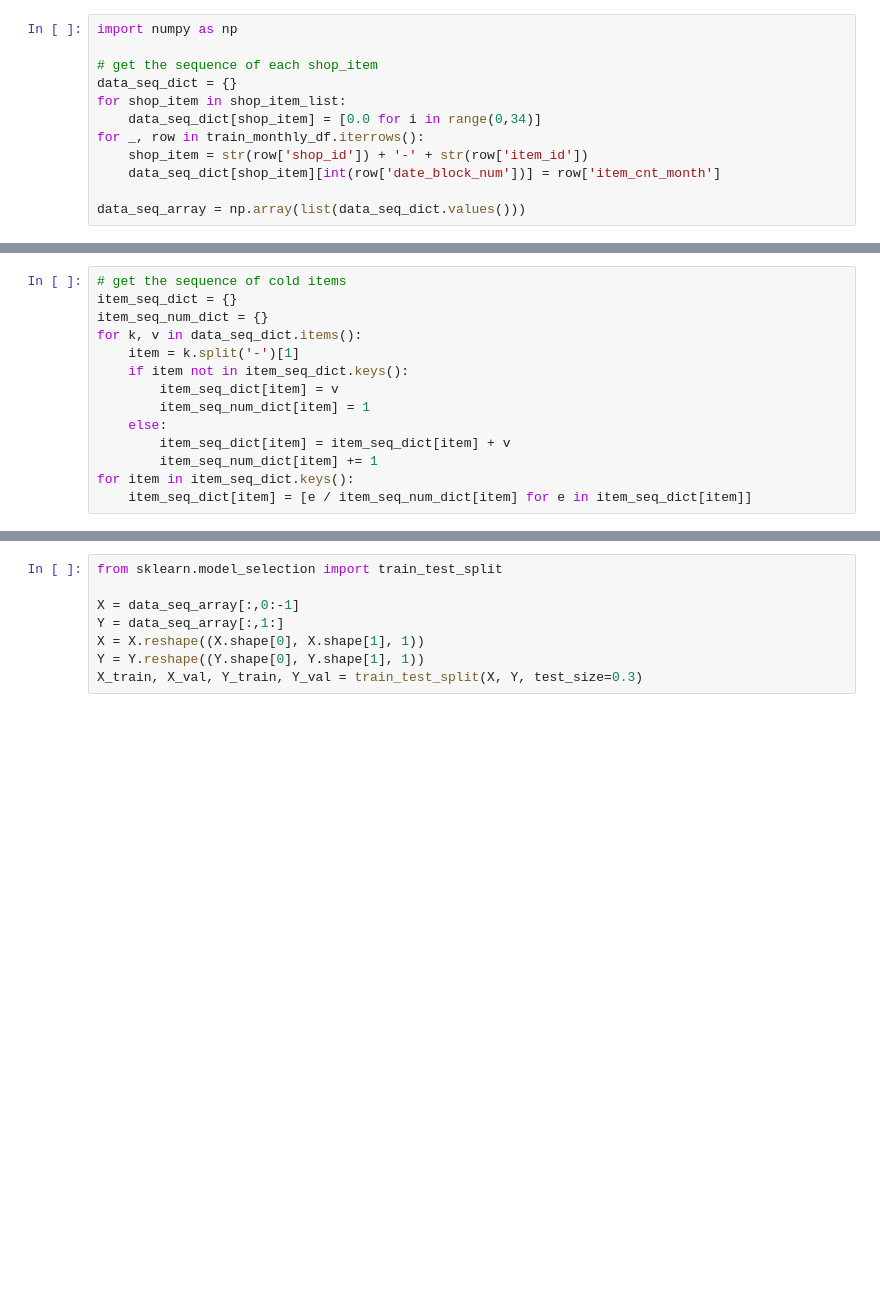
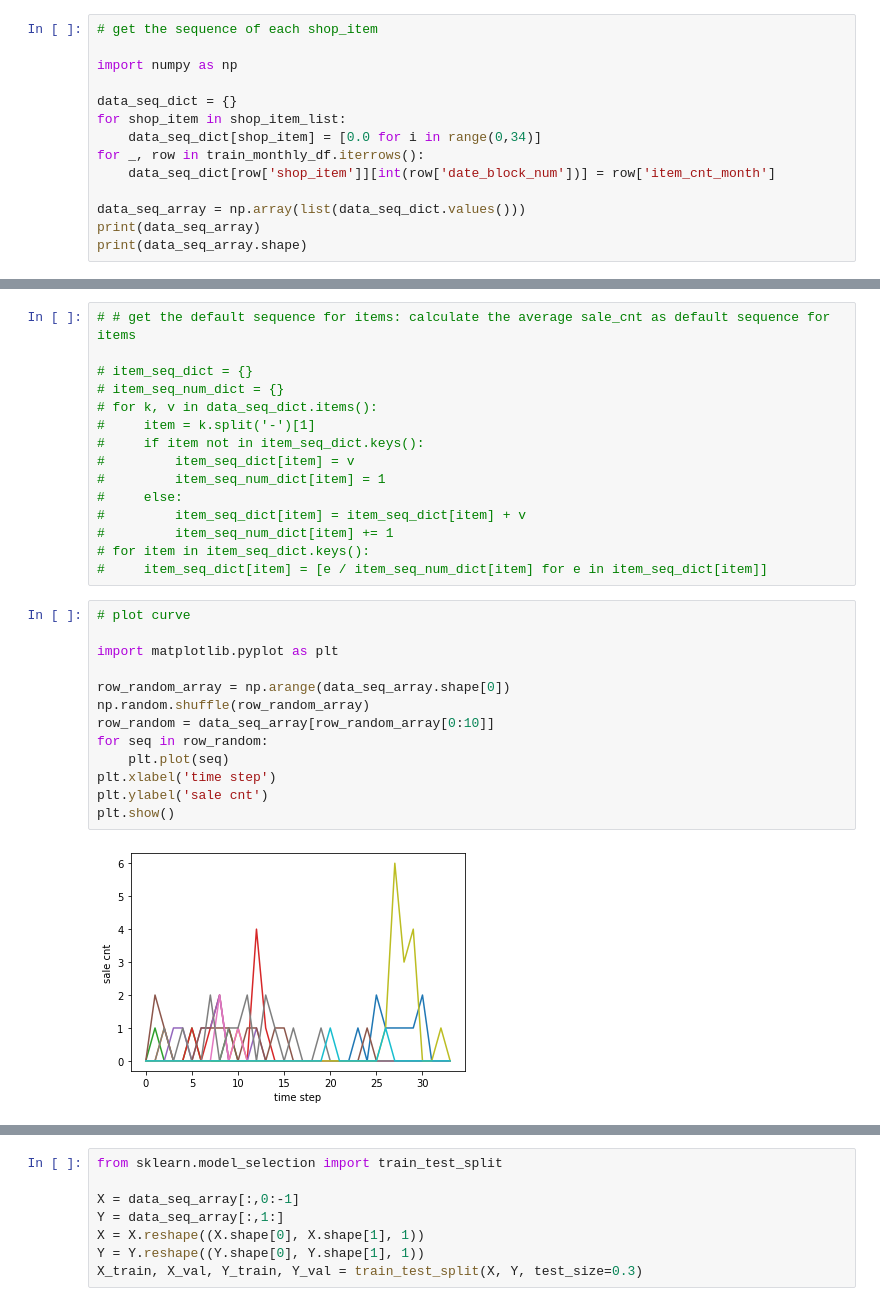
Before and after one commit to shinleylee/Kaggle-PredictFutureSales, a Jupyter notebook: notebooksales.ipynb, the cells around one changed output, grey strips where cells are left out. Drawn from its saved outputs; the diff is of its cells as text; blank space fills up the shorter version.

```diff
--- a/notebooksales.ipynb
+++ b/notebooksales.ipynb
@@ -8,12 +28,14 @@ shop_item_list = pd.unique(train_monthly_df['shop_item'])
 # %%
+# get the sequence of each shop_item
+
 import numpy as np
 
-# get the sequence of each shop_item
 data_seq_dict = {}
 for shop_item in shop_item_list:
     data_seq_dict[shop_item] = [0.0 for i in range(0,34)]
 for _, row in train_monthly_df.iterrows():
-    shop_item = str(row['shop_id']) + '-' + str(row['item_id'])
-    data_seq_dict[shop_item][int(row['date_block_num'])] = row['item_cnt_month']
+    data_seq_dict[row['shop_item']][int(row['date_block_num'])] = row['item_cnt_month']
 
 data_seq_array = np.array(list(data_seq_dict.values()))
+print(data_seq_array)
+print(data_seq_array.shape)
@@ -20,14 +51,30 @@ data_seq_array = np.array(list(data_seq_dict.values()))
 # %%
-# get the sequence of cold items
-item_seq_dict = {}
-item_seq_num_dict = {}
-for k, v in data_seq_dict.items():
-    item = k.split('-')[1]
-    if item not in item_seq_dict.keys():
-        item_seq_dict[item] = v
-        item_seq_num_dict[item] = 1
-    else:
-        item_seq_dict[item] = item_seq_dict[item] + v
-        item_seq_num_dict[item] += 1
-for item in item_seq_dict.keys():
-    item_seq_dict[item] = [e / item_seq_num_dict[item] for e in item_seq_dict[item]]
+# # get the default sequence for items: calculate the average sale_cnt as default sequence for items
+
+# item_seq_dict = {}
+# item_seq_num_dict = {}
+# for k, v in data_seq_dict.items():
+#     item = k.split('-')[1]
+#     if item not in item_seq_dict.keys():
+#         item_seq_dict[item] = v
+#         item_seq_num_dict[item] = 1
+#     else:
+#         item_seq_dict[item] = item_seq_dict[item] + v
+#         item_seq_num_dict[item] += 1
+# for item in item_seq_dict.keys():
+#     item_seq_dict[item] = [e / item_seq_num_dict[item] for e in item_seq_dict[item]]
+# %%
+# plot curve
+
+import matplotlib.pyplot as plt
+
+row_random_array = np.arange(data_seq_array.shape[0])
+np.random.shuffle(row_random_array)
+row_random = data_seq_array[row_random_array[0:10]]
+for seq in row_random:
+    plt.plot(seq)
+plt.xlabel('time step')
+plt.ylabel('sale cnt')
+plt.show()
+# %% [output]
+[figure, added]
```
Also changed, not shown: parts of 8 cells of this notebook.
